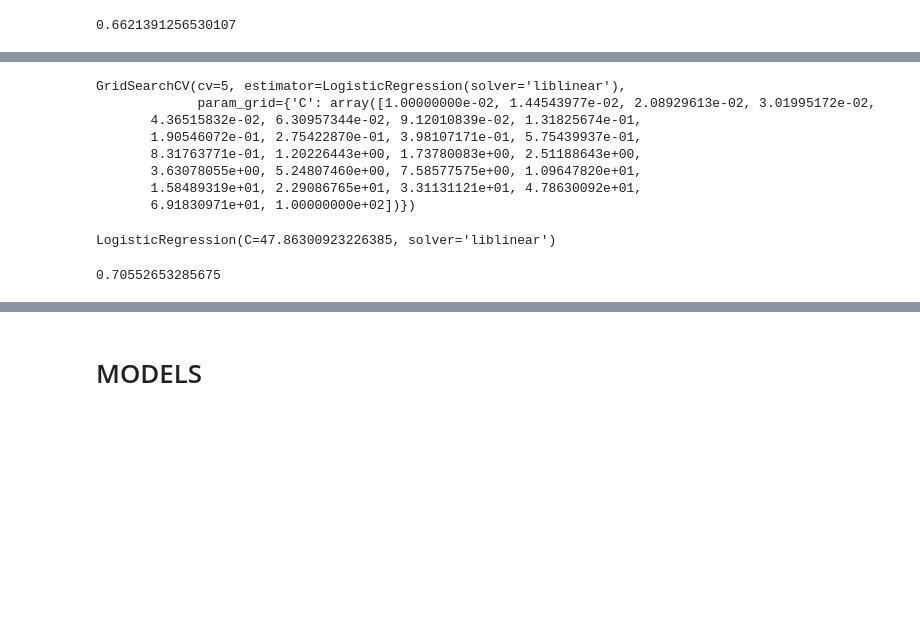
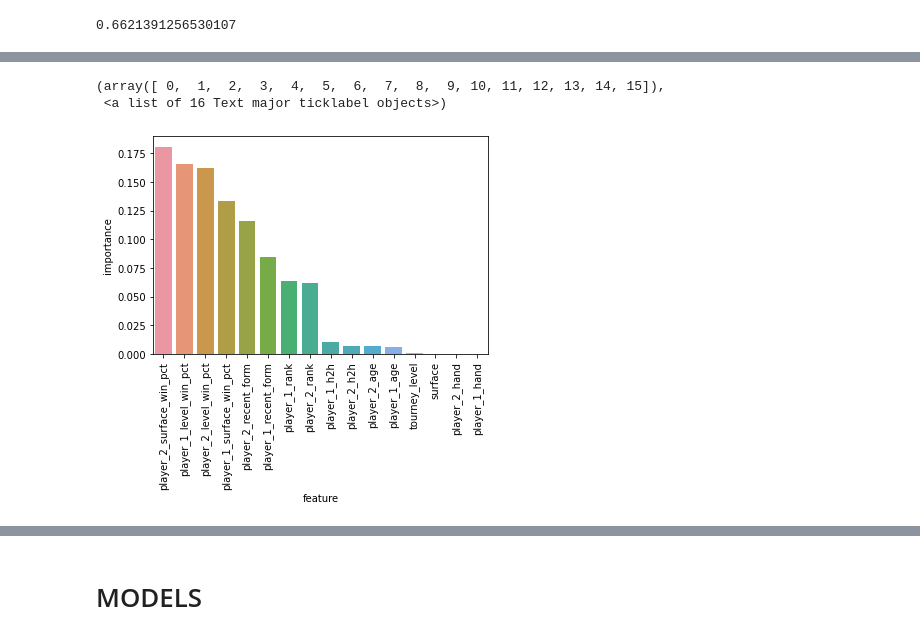
Before and after one commit to nickdevin/Tennis_Predicting, a Jupyter notebook: capstone_final.ipynb, the cells around one changed output, grey strips where cells are left out. Drawn from its saved outputs; the diff is of its cells as text; code cells hidden in the pictures; blank space fills up the shorter version.

```diff
--- a/capstone_final.ipynb
+++ b/capstone_final.ipynb
@@ -870,10 +807,13 @@ Name: tourney_level, dtype: int64
 # %%
+# Remove redundant and outdated tournament levels
+
 matches2['tourney_level'] = matches2['tourney_level'].str.replace('T1', 'PM')
 matches2['tourney_level'] = matches2['tourney_level'].str.replace('T2', 'P')
 matches2['tourney_level'] = matches2['tourney_level'].str.replace('T3', 'I')
 matches2['tourney_level'] = matches2['tourney_level'].str.replace('T4', 'I')
 matches2['tourney_level'] = matches2['tourney_level'].str.replace('T5', 'I')
 matches2['tourney_level'] = matches2['tourney_level'].str.replace('W', 'F')
+matches2['tourney_level'] = matches2['tourney_level'].str.replace('CC', 'C')
 matches2['tourney_level'].value_counts()
 # %% [output]
 I     18800
@@ -1295,3 +1237,19 @@ NameError: name 'X_train_ens' is not defined
+# %%
+#feature importances as determined by rfc
+#similar to gbc features importances.
+#only major change is that player ages are notably less important in rfc than in gbc
+
+feat_imp = sorted(list(zip(X_train_ens.columns, rfc_best.feature_importances_)), key = lambda x: -x[1])
+
+feat_imp_df = pd.DataFrame({'feature': [x[0] for x in feat_imp],
+                            'importance': [x[1] for x in feat_imp]})
+
+bars = sns.barplot(data = feat_imp_df, x = 'feature', y = 'importance')
+plt.xticks(rotation = 90)
+# %% [output]
+(array([ 0,  1,  2,  3,  4,  5,  6,  7,  8,  9, 10, 11, 12, 13, 14, 15]),
+ <a list of 16 Text major ticklabel objects>)
+[figure, added]
 # %%
 X_train_log = X_train.copy()
 X_train_log = pd.get_dummies(X_train_log, drop_first = True)
@@ -1307,20 +1258,0 @@ gs = GridSearchCV(logit, gs_params, cv = 5)
-# %%
-gs.fit(X_train_log, y_train)
-# %% [output]
-GridSearchCV(cv=5, estimator=LogisticRegression(solver='liblinear'),
-             param_grid={'C': array([1.00000000e-02, 1.44543977e-02, 2.08929613e-02, 3.01995172e-02,
-       4.36515832e-02, 6.30957344e-02, 9.12010839e-02, 1.31825674e-01,
-       1.90546072e-01, 2.75422870e-01, 3.98107171e-01, 5.75439937e-01,
-       8.31763771e-01, 1.20226443e+00, 1.73780083e+00, 2.51188643e+00,
-       3.63078055e+00, 5.24807460e+00, 7.58577575e+00, 1.09647820e+01,
-       1.58489319e+01, 2.29086765e+01, 3.31131121e+01, 4.78630092e+01,
-       6.91830971e+01, 1.00000000e+02])})
-# %%
-log_best = gs.best_estimator_
-log_best
-# %% [output]
-LogisticRegression(C=47.86300923226385, solver='liblinear')
-# %%
-log_best.score(X_train_log, y_train)
-# %% [output]
-0.70552653285675
```
Also changed, not shown: parts of 78 cells of this notebook.
